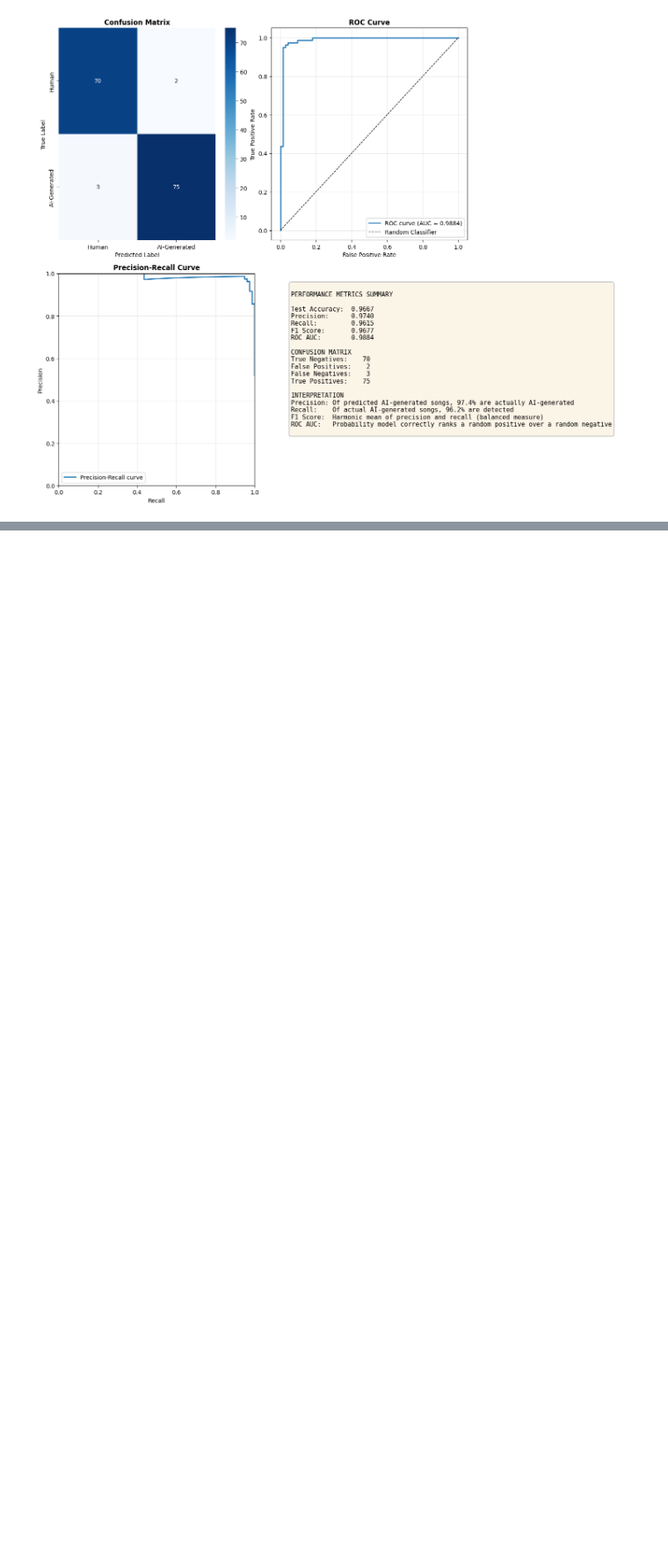
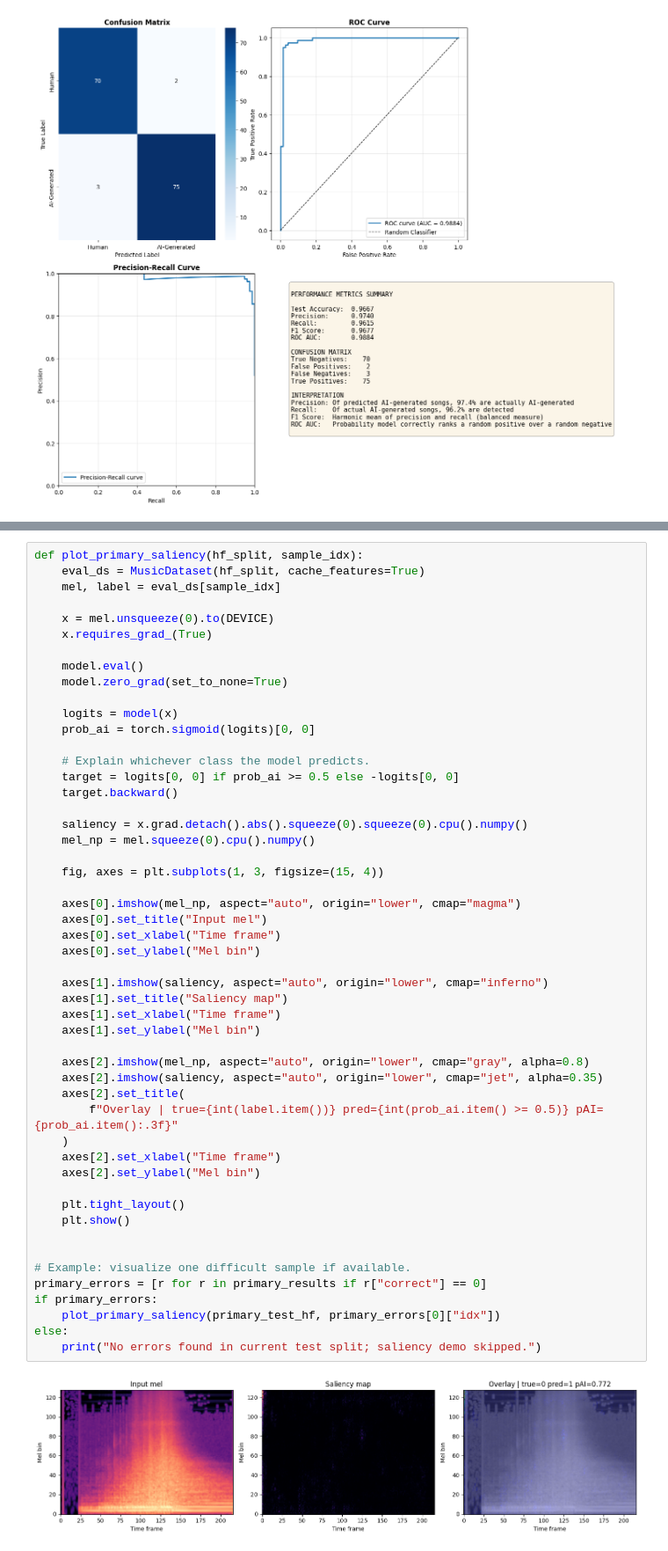
Before and after one commit to lil-yc/aps360-project, a Jupyter notebook: primary.ipynb, the cells around one changed output, grey strips where cells are left out. Shown at 88% size. Saved outputs shown, nothing was run; the diff lists cells and outputs as text; blank space fills up the shorter version.

```diff
--- a/primary.ipynb
+++ b/primary.ipynb
@@ -724,0 +885,53 @@ ROC AUC:   0.9884
+# %%
+def plot_primary_saliency(hf_split, sample_idx):
+    eval_ds = MusicDataset(hf_split, cache_features=True)
+    mel, label = eval_ds[sample_idx]
+
+    x = mel.unsqueeze(0).to(DEVICE)
+    x.requires_grad_(True)
+
+    model.eval()
+    model.zero_grad(set_to_none=True)
+
+    logits = model(x)
+    prob_ai = torch.sigmoid(logits)[0, 0]
+
+    # Explain whichever class the model predicts.
+    target = logits[0, 0] if prob_ai >= 0.5 else -logits[0, 0]
+    target.backward()
+
+    saliency = x.grad.detach().abs().squeeze(0).squeeze(0).cpu().numpy()
+    mel_np = mel.squeeze(0).cpu().numpy()
+
+    fig, axes = plt.subplots(1, 3, figsize=(15, 4))
+
+    axes[0].imshow(mel_np, aspect="auto", origin="lower", cmap="magma")
+    axes[0].set_title("Input mel")
+    axes[0].set_xlabel("Time frame")
+    axes[0].set_ylabel("Mel bin")
+
+    axes[1].imshow(saliency, aspect="auto", origin="lower", cmap="inferno")
+    axes[1].set_title("Saliency map")
+    axes[1].set_xlabel("Time frame")
+    axes[1].set_ylabel("Mel bin")
+
+    axes[2].imshow(mel_np, aspect="auto", origin="lower", cmap="gray", alpha=0.8)
+    axes[2].imshow(saliency, aspect="auto", origin="lower", cmap="jet", alpha=0.35)
+    axes[2].set_title(
+        f"Overlay | true={int(label.item())} pred={int(prob_ai.item() >= 0.5)} pAI={prob_ai.item():.3f}"
+    )
+    axes[2].set_xlabel("Time frame")
+    axes[2].set_ylabel("Mel bin")
+
+    plt.tight_layout()
+    plt.show()
+
+
+# Example: visualize one difficult sample if available.
+primary_errors = [r for r in primary_results if r["correct"] == 0]
+if primary_errors:
+    plot_primary_saliency(primary_test_hf, primary_errors[0]["idx"])
+else:
+    print("No errors found in current test split; saliency demo skipped.")
+# %% [output]
+[figure, added]
```
Also changed, not shown: parts of 5 cells of this notebook, 1 other file.
